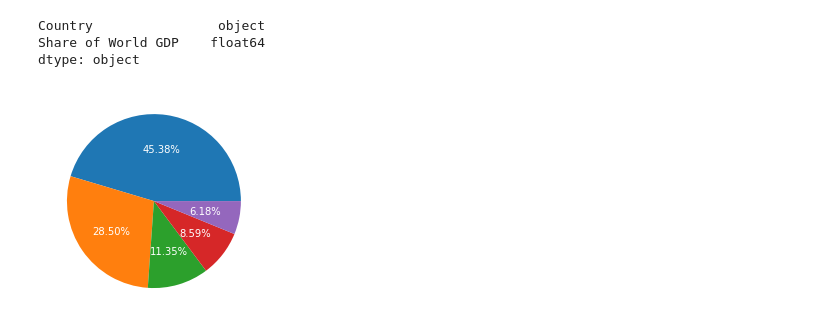
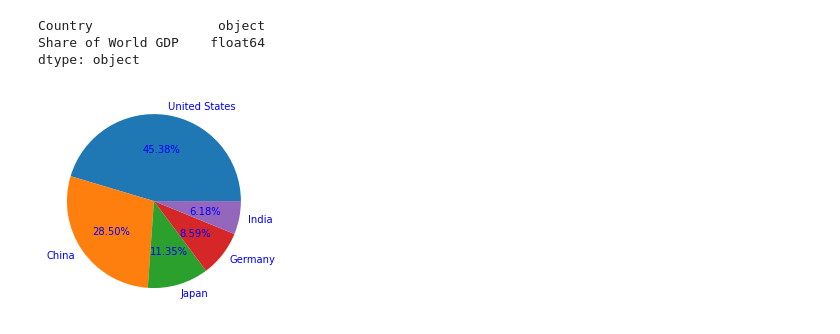
Before and after one commit to RaedOkal/country-s-GDP-analysis, a Jupyter notebook: Country GDP analysis.ipynb, the cells around one changed output. Cells and saved outputs as stored; diff of their text form; code cells hidden in the pictures.

```diff
--- a/Country GDP analysis.ipynb
+++ b/Country GDP analysis.ipynb
@@ -195,8 +211,8 @@ Country                object
 Share of World GDP    float64
 dtype: object
 # %%
-plt.pie(P['Share of World GDP'],labels=P['Country'],autopct='%1.2f%%',textprops={'color':"w"})
+plt.pie(P['Share of World GDP'],labels=P['Country'],autopct='%1.2f%%',textprops={'color':"b"})
 plt.plot(figsize=(20,10))
 plt.show()
 # %% [output]
-[figure, old version]
+[figure, new version]
```
Also changed, not shown: parts of 6 cells of this notebook.
